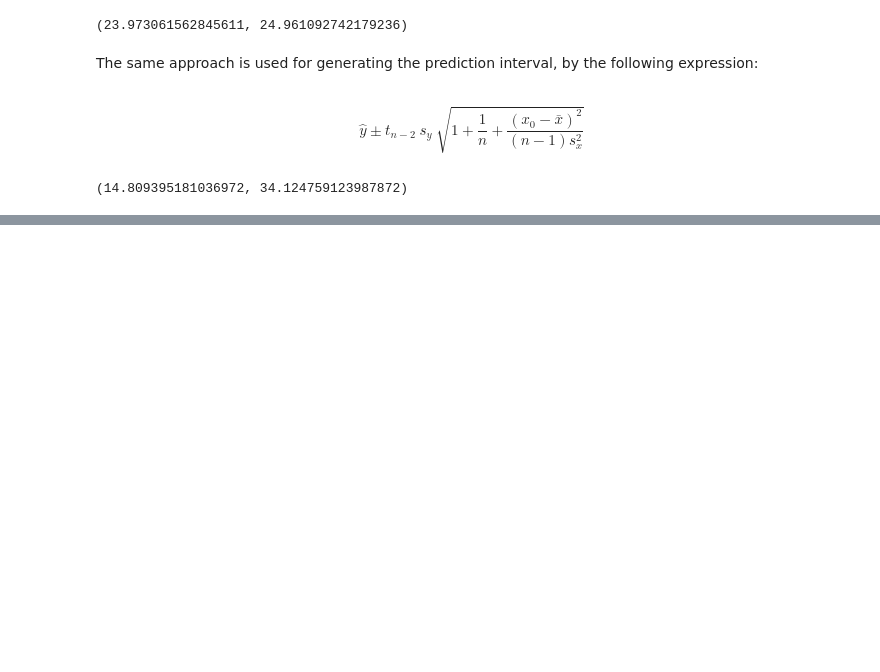
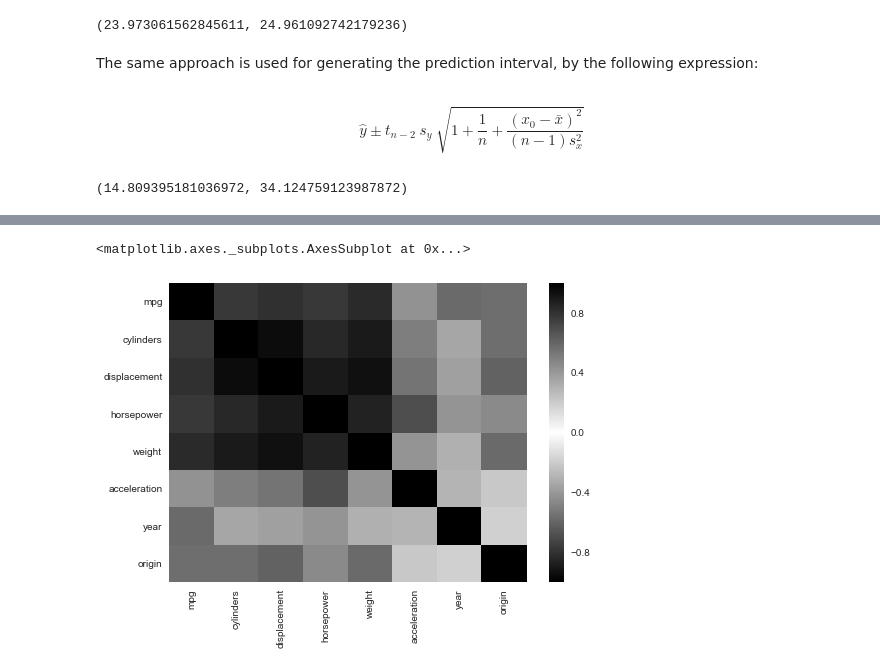
Before and after one commit to AtanasiuDemian/Introduction-to-Statistical-Learning---Python, a Jupyter notebook: Auto.ipynb, the cells around one changed output, grey strips where cells are left out. Cells and saved outputs as stored; diff of their text form; code cells hidden in the pictures; blank space fills up the shorter version.

```diff
--- a/Auto.ipynb
+++ b/Auto.ipynb
@@ -203,0 +230,3 @@ pred_int(98)
+# %%
+corr=auto.corr()
+corr.head()
@@ -203,0 +240,7 @@ pred_int(98)
+# %%
+from matplotlib.colors import LinearSegmentedColormap
+custom_map=LinearSegmentedColormap.from_list('custom_map', [(0, 'black'), (0.5, 'white'), (1.0, 'black')])
+sns.heatmap(corr, cmap=custom_map)
+# %% [output]
+<matplotlib.axes._subplots.AxesSubplot at 0x...>
+[figure, added]
```
Also changed, not shown: parts of 8 cells of this notebook.
